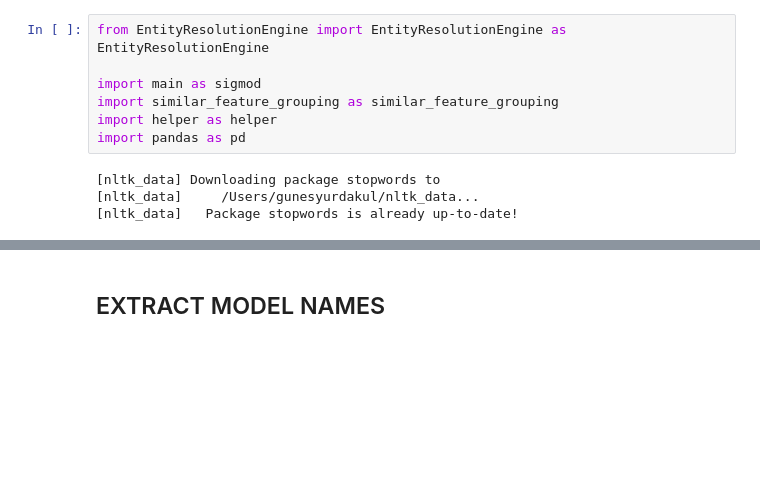
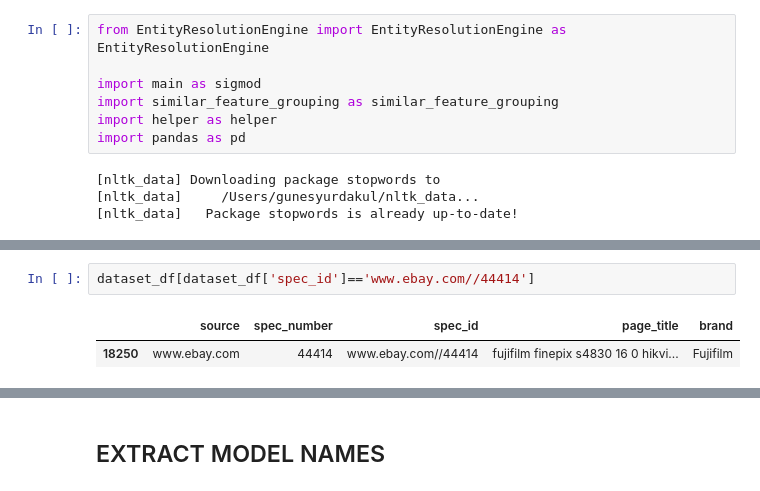
Before and after one commit to GunesYurdakul/SIGMOD, a Jupyter notebook: quickstart_package/EntityResolution.ipynb, the cells around one changed output, grey strips where cells are left out. Cells and saved outputs as stored; diff of their text form; blank space fills up the shorter version.

```diff
--- a/quickstart_package/EntityResolution.ipynb
+++ b/quickstart_package/EntityResolution.ipynb
@@ -18,0 +22,5 @@ dataset_df = sigmod.compute_brand_blocking(dataset_df)
+# %%
+dataset_df[dataset_df['spec_id']=='www.ebay.com//44414']
+# %% [output]
+|  | source | spec_number | spec_id | page_title | brand |
+| 18250 | www.ebay.com | 44414 | www.ebay.com//44414 | fujifilm finepix s4830 16 0 hikvi... | Fujifilm |
```
Also changed, not shown: parts of 27 cells of this notebook, 3 other files.
